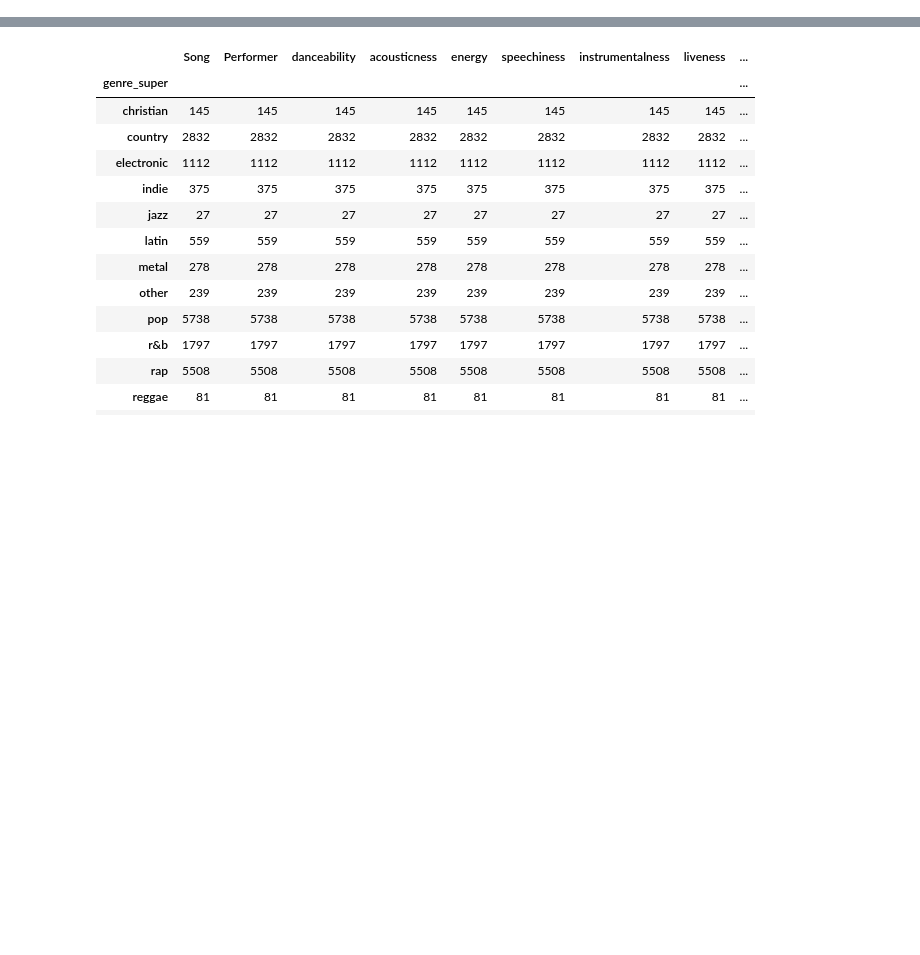
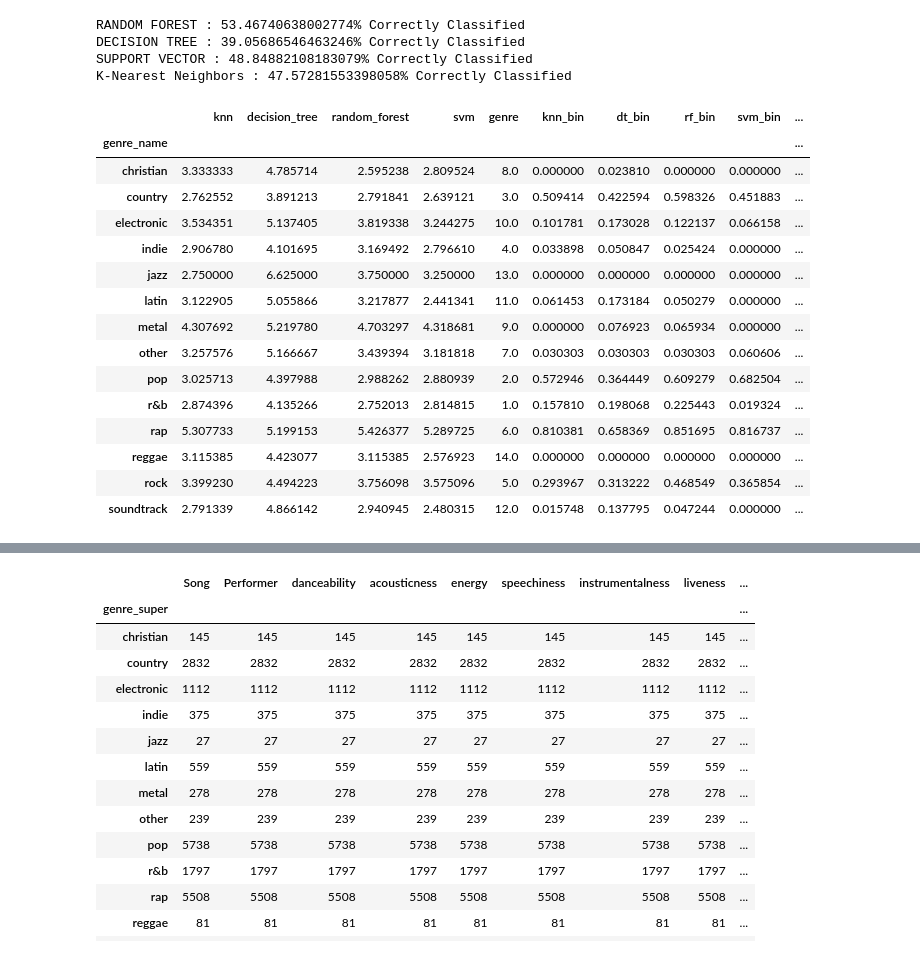
Before and after one commit to kyle-rgb/Spotify_Project, a Jupyter notebook: notebooks/New_Class.ipynb, the cells around one changed output, grey strips where cells are left out. Saved outputs shown, nothing was run; the diff lists cells and outputs as text; code cells hidden in the pictures; blank space fills up the shorter version.

```diff
--- a/notebooks/New_Class.ipynb
+++ b/notebooks/New_Class.ipynb
@@ -311,0 +190,21 @@ knn_2.score(X_test, y_test)
+# %%
+knn_genre = KNeighborsClassifier(14)
+knn_genre = knn_genre.fit(X_train, y_train)
+# %%
+clf_sv_genre = svm.SVC()
+clf_sv_genre = clf_sv_genre.fit(X_train, y_train)
+# %%
+for n, m in zip(["RANDOM FOREST", "DECISION TREE", "SUPPORT VECTOR", "K-Nearest Neighbors"], [rf_genre, clf_genre, clf_sv_genre, knn_genre]):
+    print(f"{n} : {m.score(X_test, y_test)*100}% Correctly Classified")
+# %% [output]
+RANDOM FOREST : 53.46740638002774% Correctly Classified
+DECISION TREE : 39.05686546463246% Correctly Classified
+SUPPORT VECTOR : 48.84882108183079% Correctly Classified
+K-Nearest Neighbors : 47.57281553398058% Correctly Classified
+# %%
+genre_class_df = pd.DataFrame(zip(knn_genre.predict(X_test), clf_genre.predict(X_test), rf_genre.predict(X_test), clf_sv_genre.predict(X_test), y_test), columns=["knn", "decision_tree", "random_forest", "svm","genre"])
+genre_class_df= genre_class_df.assign(knn_bin = lambda x: (x.knn == x.genre).astype("int"))
+genre_class_df= genre_class_df.assign(dt_bin = lambda x: (x.decision_tree == x.genre).astype("int"))
+genre_class_df= genre_class_df.assign(rf_bin = lambda x: (x.random_forest == x.genre).astype("int"))
+genre_class_df= genre_class_df.assign(svm_bin = lambda x: (x.svm == x.genre).astype("int"))
+genre_class_df = genre_class_df.assign(preds = lambda x: x.iloc[:, -4:].sum(axis=1))
@@ -311,0 +213,19 @@ knn_2.score(X_test, y_test)
+# %%
+genre_class_df.assign(genre_name = lambda x: x.genre.apply(lambda t: genre_parse[t])).groupby("genre_name").mean()
+# %% [output]
+|  | knn | decision_tree | random_forest | svm | genre | knn_bin | dt_bin | rf_bin | svm_bin | ... |
+| genre_name |  |  |  |  |  |  |  |  |  | ... |
+| christian | 3.333333 | 4.785714 | 2.595238 | 2.809524 | 8.0 | 0.000000 | 0.023810 | 0.000000 | 0.000000 | ... |
+| country | 2.762552 | 3.891213 | 2.791841 | 2.639121 | 3.0 | 0.509414 | 0.422594 | 0.598326 | 0.451883 | ... |
+| electronic | 3.534351 | 5.137405 | 3.819338 | 3.244275 | 10.0 | 0.101781 | 0.173028 | 0.122137 | 0.066158 | ... |
+| indie | 2.906780 | 4.101695 | 3.169492 | 2.796610 | 4.0 | 0.033898 | 0.050847 | 0.025424 | 0.000000 | ... |
+| jazz | 2.750000 | 6.625000 | 3.750000 | 3.250000 | 13.0 | 0.000000 | 0.000000 | 0.000000 | 0.000000 | ... |
+| latin | 3.122905 | 5.055866 | 3.217877 | 2.441341 | 11.0 | 0.061453 | 0.173184 | 0.050279 | 0.000000 | ... |
+| metal | 4.307692 | 5.219780 | 4.703297 | 4.318681 | 9.0 | 0.000000 | 0.076923 | 0.065934 | 0.000000 | ... |
+| other | 3.257576 | 5.166667 | 3.439394 | 3.181818 | 7.0 | 0.030303 | 0.030303 | 0.030303 | 0.060606 | ... |
+| pop | 3.025713 | 4.397988 | 2.988262 | 2.880939 | 2.0 | 0.572946 | 0.364449 | 0.609279 | 0.682504 | ... |
+| r&b | 2.874396 | 4.135266 | 2.752013 | 2.814815 | 1.0 | 0.157810 | 0.198068 | 0.225443 | 0.019324 | ... |
+| rap | 5.307733 | 5.199153 | 5.426377 | 5.289725 | 6.0 | 0.810381 | 0.658369 | 0.851695 | 0.816737 | ... |
+| reggae | 3.115385 | 4.423077 | 3.115385 | 2.576923 | 14.0 | 0.000000 | 0.000000 | 0.000000 | 0.000000 | ... |
+| rock | 3.399230 | 4.494223 | 3.756098 | 3.575096 | 5.0 | 0.293967 | 0.313222 | 0.468549 | 0.365854 | ... |
+| soundtrack | 2.791339 | 4.866142 | 2.940945 | 2.480315 | 12.0 | 0.015748 | 0.137795 | 0.047244 | 0.000000 | ... |
```
Also changed, not shown: parts of 130 cells of this notebook.
